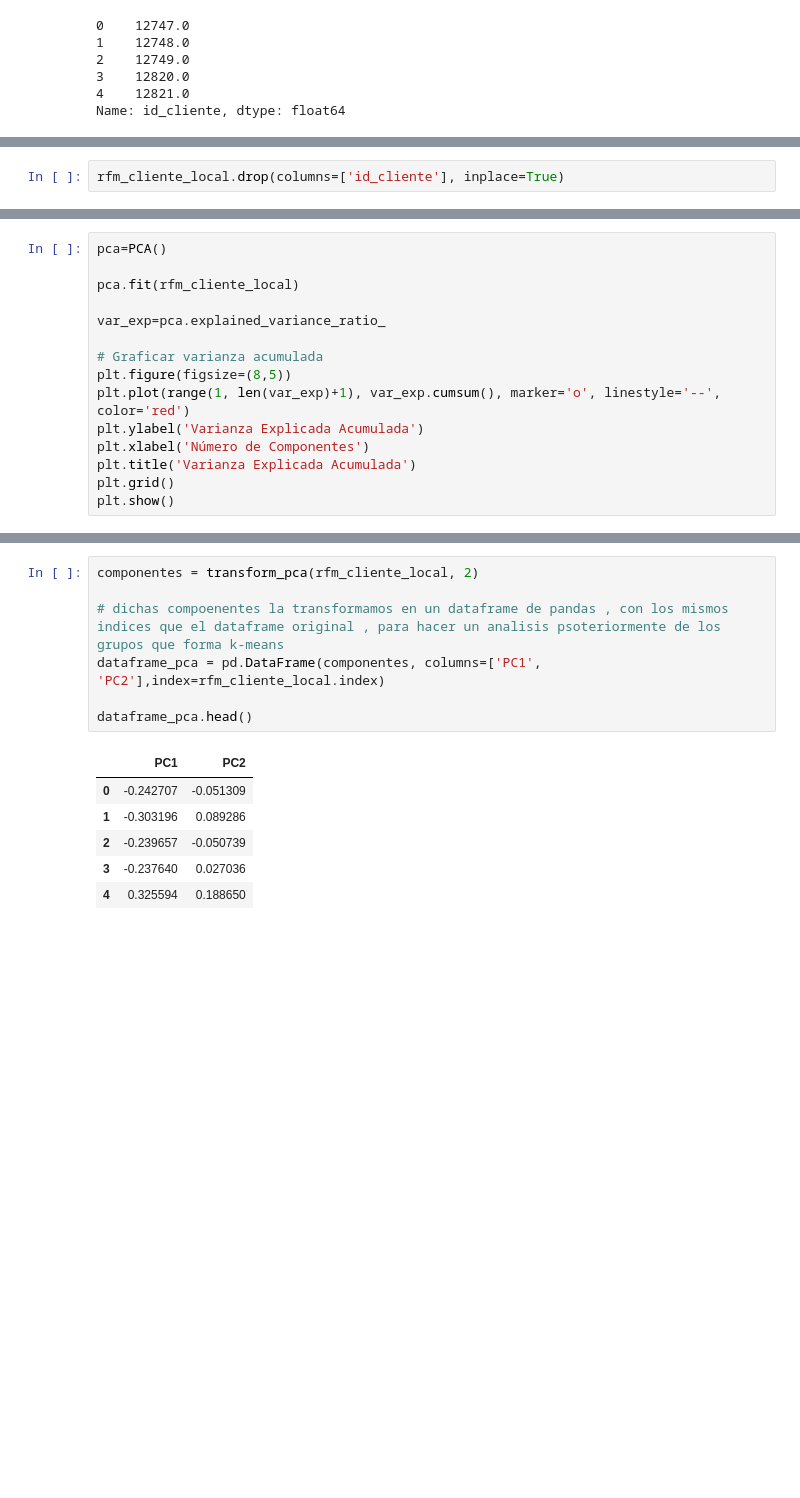
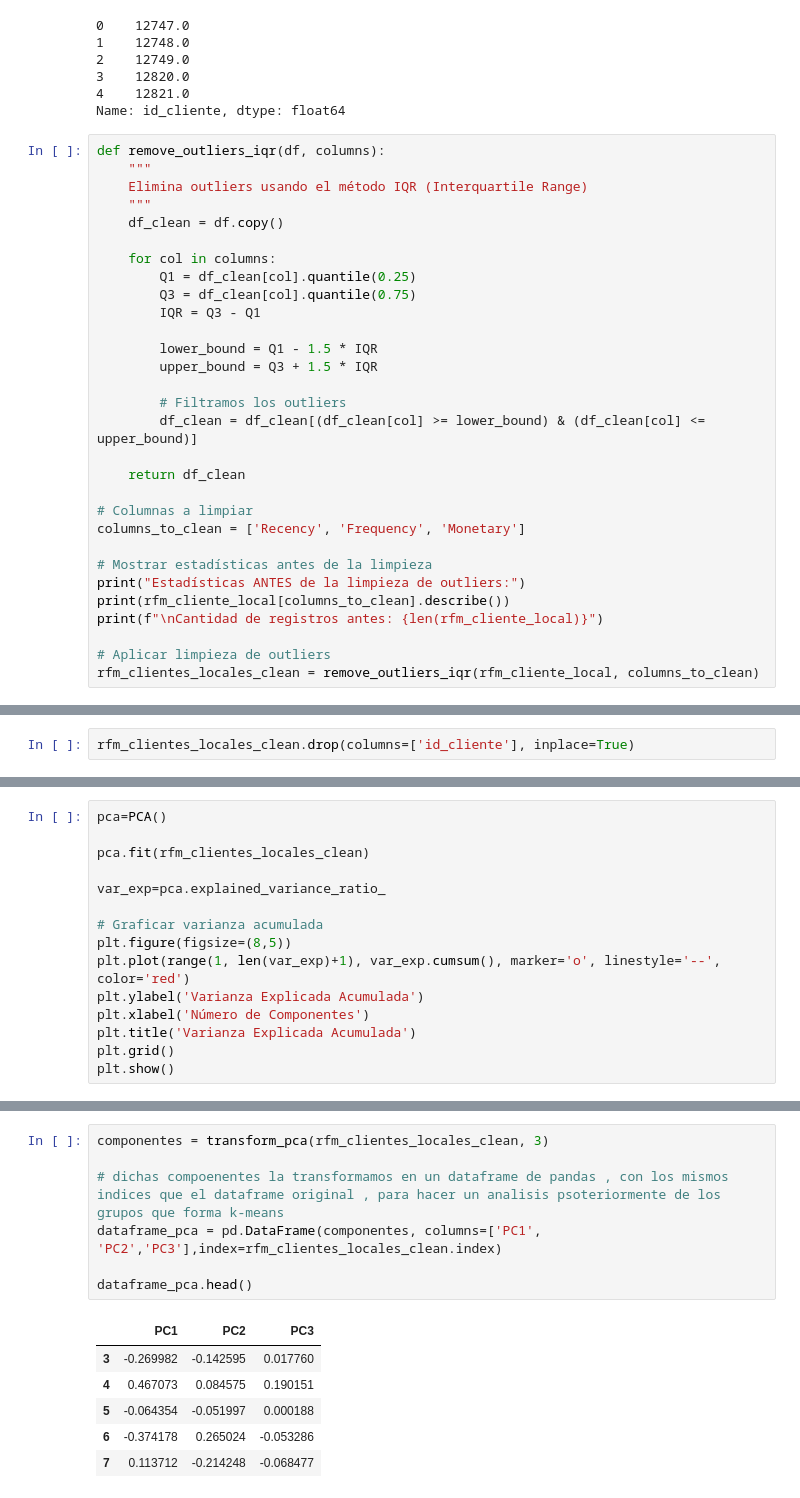
Before and after one commit to agustin-mercado456/ecommerce-analytic, a Jupyter notebook: notebooks/DBSCAN/clientes/dbscan_clientes_locales.ipynb, the cells around one changed output, grey strips where cells are left out. Saved outputs shown, nothing was run; the diff lists cells and outputs as text; blank space fills up the shorter version.

```diff
--- a/notebooks/DBSCAN/clientes/dbscan_clientes_locales.ipynb
+++ b/notebooks/DBSCAN/clientes/dbscan_clientes_locales.ipynb
@@ -53,3 +53,33 @@ id_cliente.head()
 3    12820.0
 4    12821.0
 Name: id_cliente, dtype: float64
+# %%
+def remove_outliers_iqr(df, columns):
+    """
+    Elimina outliers usando el método IQR (Interquartile Range)
+    """
+    df_clean = df.copy()
+
+    for col in columns:
+        Q1 = df_clean[col].quantile(0.25)
+        Q3 = df_clean[col].quantile(0.75)
+        IQR = Q3 - Q1
+
+        lower_bound = Q1 - 1.5 * IQR
+        upper_bound = Q3 + 1.5 * IQR
+
+        # Filtramos los outliers
+        df_clean = df_clean[(df_clean[col] >= lower_bound) & (df_clean[col] <= upper_bound)]
+
+    return df_clean
+
+# Columnas a limpiar
+columns_to_clean = ['Recency', 'Frequency', 'Monetary']
+
+# Mostrar estadísticas antes de la limpieza
+print("Estadísticas ANTES de la limpieza de outliers:")
+print(rfm_cliente_local[columns_to_clean].describe())
+print(f"\nCantidad de registros antes: {len(rfm_cliente_local)}")
+
+# Aplicar limpieza de outliers
+rfm_clientes_locales_clean = remove_outliers_iqr(rfm_cliente_local, columns_to_clean)
@@ -56,2 +99,2 @@ Name: id_cliente, dtype: float64
 # %%
-rfm_cliente_local.drop(columns=['id_cliente'], inplace=True)
+rfm_clientes_locales_clean.drop(columns=['id_cliente'], inplace=True)
@@ -65,7 +119,7 @@ Index(['Recency', 'Frequency', 'Monetary', 'horario_promedio', '2010-12',
 # %%
 pca=PCA()
 
-pca.fit(rfm_cliente_local)
+pca.fit(rfm_clientes_locales_clean)
 
 var_exp=pca.explained_variance_ratio_
 
@@ -82,14 +136,14 @@ plt.show()
 # %%
-componentes = transform_pca(rfm_cliente_local, 2)
+componentes = transform_pca(rfm_clientes_locales_clean, 3)
 
 # dichas compoenentes la transformamos en un dataframe de pandas , con los mismos indices que el dataframe original , para hacer un analisis psoteriormente de los grupos que forma k-means
-dataframe_pca = pd.DataFrame(componentes, columns=['PC1', 'PC2'],index=rfm_cliente_local.index)
+dataframe_pca = pd.DataFrame(componentes, columns=['PC1', 'PC2','PC3'],index=rfm_clientes_locales_clean.index)
 
 dataframe_pca.head()
 # %% [output]
-|  | PC1 | PC2 |
-| 0 | -0.242707 | -0.051309 |
-| 1 | -0.303196 | 0.089286 |
-| 2 | -0.239657 | -0.050739 |
-| 3 | -0.237640 | 0.027036 |
-| 4 | 0.325594 | 0.188650 |
+|  | PC1 | PC2 | PC3 |
+| 3 | -0.269982 | -0.142595 | 0.017760 |
+| 4 | 0.467073 | 0.084575 | 0.190151 |
+| 5 | -0.064354 | -0.051997 | 0.000188 |
+| 6 | -0.374178 | 0.265024 | -0.053286 |
+| 7 | 0.113712 | -0.214248 | -0.068477 |
```
Also changed, not shown: parts of 12 cells of this notebook, 1 other file.
